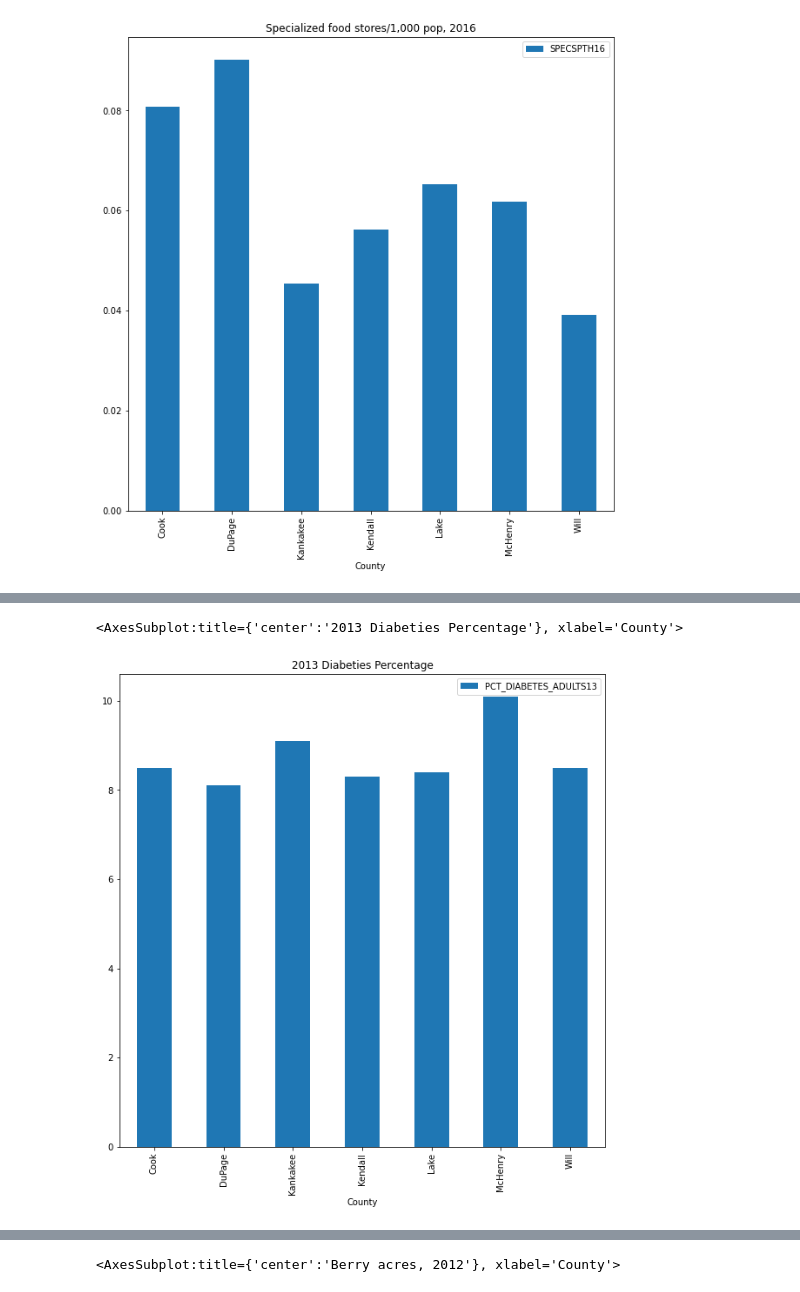
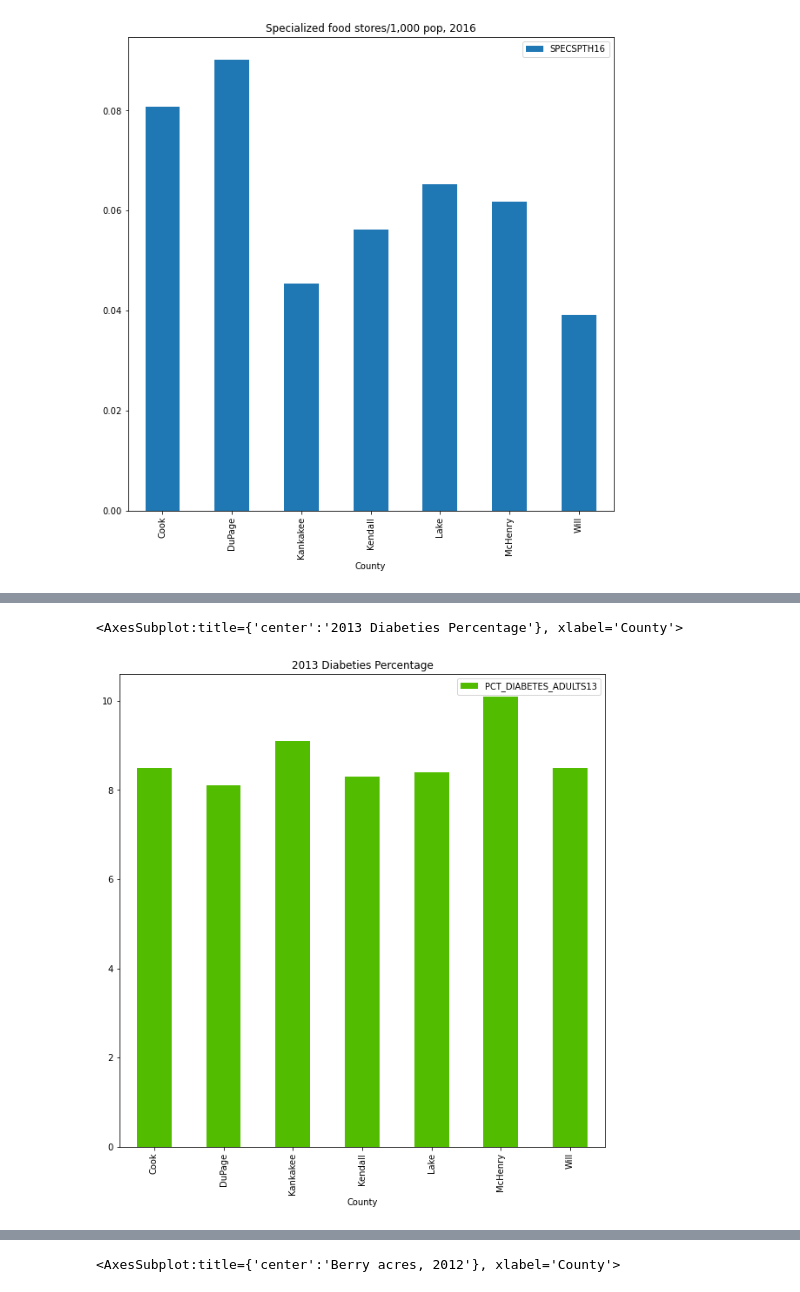
Before and after one commit to Cborek3/Food_Environment_Atlas_2020_Analysis, a Jupyter notebook: Jupyter Notebook/FoodEnvironmentAtlas_Analysis.ipynb, the cells around one changed output, grey strips where cells are left out. Saved outputs shown, nothing was run; the diff lists cells and outputs as text; code cells hidden in the pictures.

Commit message:
Added Presentation Coloring to Charts

```diff
--- a/Jupyter Notebook/FoodEnvironmentAtlas_Analysis.ipynb
+++ b/Jupyter Notebook/FoodEnvironmentAtlas_Analysis.ipynb
@@ -609,6 +599,6 @@ model_data[['County','FSRPTH16']][model_data.FIPS.isin([17031,17197,17043,17097,
 # %%
-model_data[['County','PCT_DIABETES_ADULTS13']][model_data.FIPS.isin([17031,17197,17043,17097,17111,17091,17093])].plot(x = 'County',y = 'PCT_DIABETES_ADULTS13',kind = 'bar',figsize = [10,10],title = '2013 Diabeties Percentage')
+model_data[['County','PCT_DIABETES_ADULTS13']][model_data.FIPS.isin([17031,17197,17043,17097,17111,17091,17093])].plot(x = 'County',y = 'PCT_DIABETES_ADULTS13',kind = 'bar',figsize = [10,10],title = '2013 Diabeties Percentage',color = '#52bd00')
 # %% [output]
 <AxesSubplot:title={'center':'2013 Diabeties Percentage'}, xlabel='County'>
-[figure, old version]
+[figure, new version]
 # %%
```
Also changed, not shown: parts of 19 cells of this notebook.
